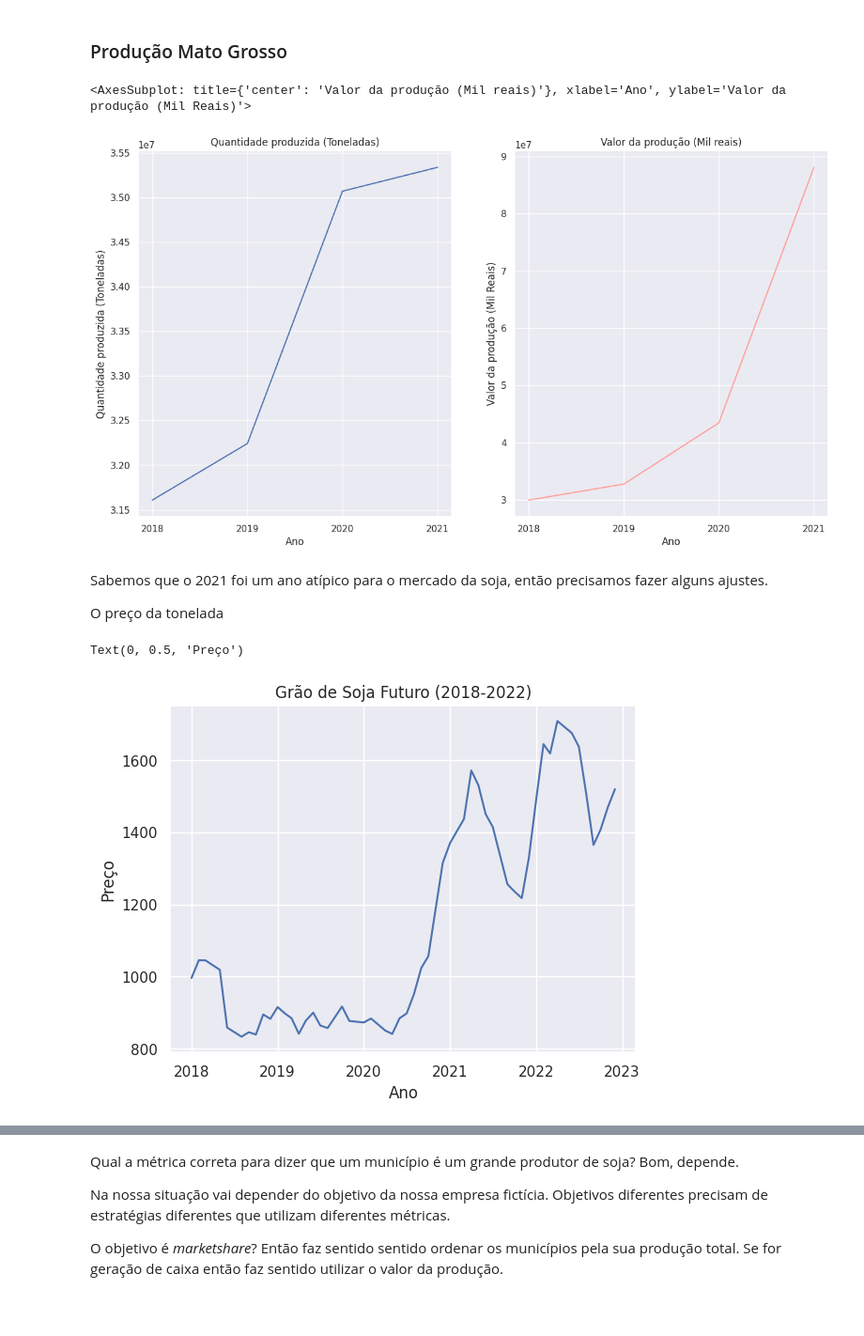
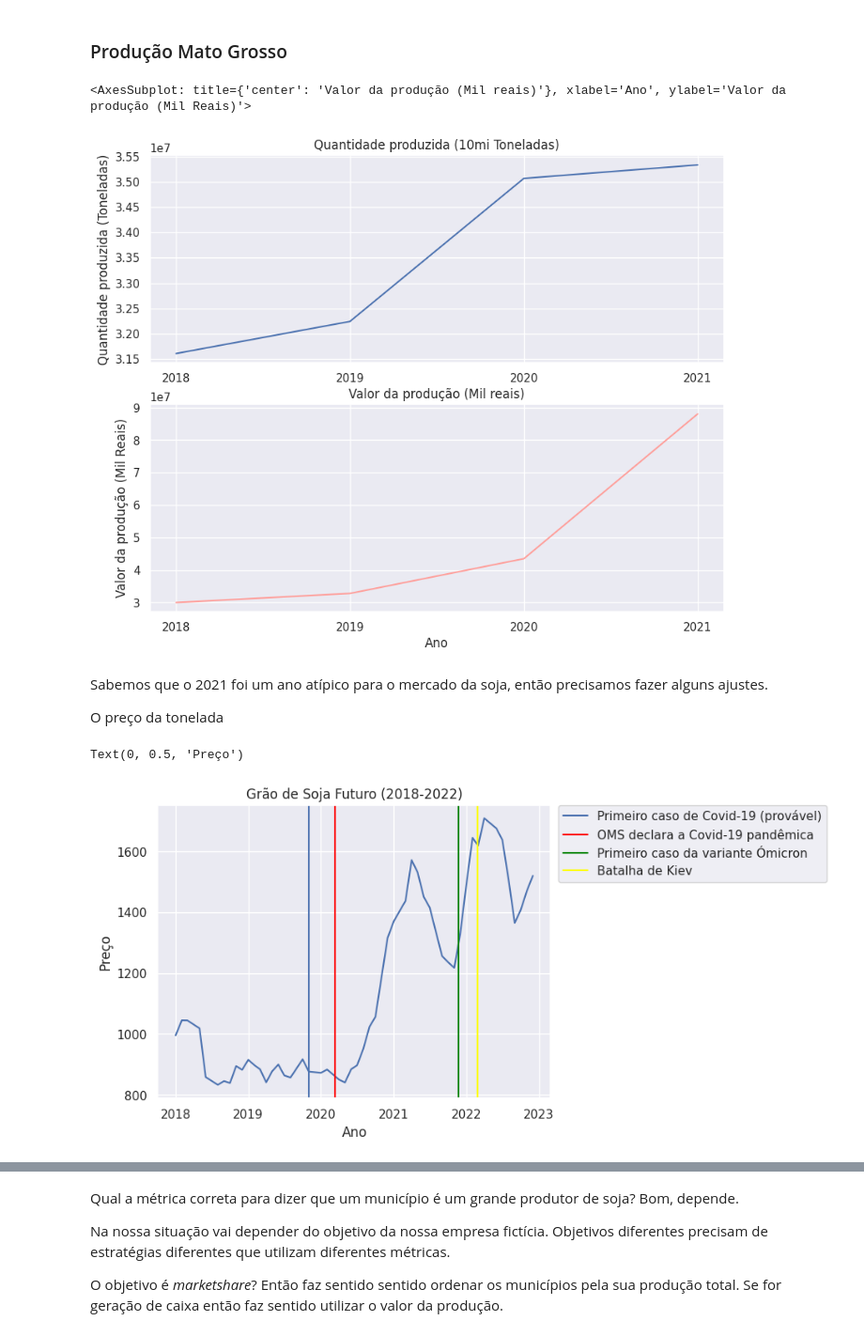
Before and after one commit to luiz-EL/An-liseMercadoSoja, a Jupyter notebook: mercado_soja.ipynb, the cells around one changed output, grey strips where cells are left out. Shown: that part at 94% size. Saved outputs shown, nothing was run; the diff lists cells and outputs as text; code cells hidden in the pictures; blank space fills up the shorter version.

```diff
--- a/mercado_soja.ipynb
+++ b/mercado_soja.ipynb
@@ -26,26 +103,28 @@ soja = pd.read_csv('tabelas/prod_soja_mt_2018_2021.csv', index_col = ['Ano'])
 # %%
 produção_mt = soja.groupby(by = soja.index, axis = 0).sum()
 
-plt.figure(figsize=(15,8))
+plt.figure(figsize=(10,8))
 plt.title('Soja no MT - 2018 à 2021')
 
-plt.subplot(1,2,1)
-plt.title("Quantidade produzida (Toneladas)")
+plt.subplot(2,1,1)
+plt.title("Quantidade produzida (10mi Toneladas)")
 plt.xticks(produção_mt.index)
+plt.xlabel(' ')
 sns.lineplot(data = produção_mt, x = produção_mt.index, y = 'Quantidade produzida (Toneladas)', palette = palette)
 
-plt.subplot(1,2,2)
+plt.subplot(2,1,2)
 plt.title("Valor da produção (Mil reais)")
 plt.xticks(produção_mt.index)
 sns.lineplot(data = produção_mt, x = produção_mt.index, y = 'Valor da produção (Mil Reais)', color = palette[3])
 # %% [output]
 <AxesSubplot: title={'center': 'Valor da produção (Mil reais)'}, xlabel='Ano', ylabel='Valor da produção (Mil Reais)'>
-[figure, old version]
+[figure, new version]
 # %% [markdown]
 Sabemos que o 2021 foi um ano atípico para o mercado da soja, então precisamos fazer alguns ajustes.
 
 O preço da tonelada
 # %%
+from datetime import datetime
 preco_ton = pd.DataFrame(produção_mt['Valor da produção (Mil Reais)'] *1000 / produção_mt['Quantidade produzida (Toneladas)'], columns = ['preco'])
 
 soja_futuro = yf.Ticker('ZS=F')
@@ -53,9 +132,14 @@ soja_futuro_hist = soja_futuro.history(start = '2018-01-01', end = '2022-12-31',
 
 plt.title('Grão de Soja Futuro (2018-2022)')
 sns.lineplot(soja_futuro_hist, palette = palette)
-plt.xticks(['2018','2019','2020','2021', '2022', '2023'], labels=[2018, 2019, 2020, 2021, 2022, 2023])
+#plt.xticks(['2018','2019','2020','2021', '2022', '2023'], labels=[2018, 2019, 2020, 2021, 2022, 2023])
+plt.axvline(dt(2019,11,1), label = 'Primeiro caso de Covid-19 (provável)')
+plt.axvline(dt(2020,3,11), label = 'OMS declara a Covid-19 pandêmica', color = 'red')
+plt.axvline(dt(2021,11,24), label = 'Primeiro caso da variante Ómicron', color = 'green')
+plt.axvline(dt(2022,2,25), label = 'Batalha de Kiev', color = 'yellow')
+plt.legend(bbox_to_anchor=(1.02, 1), loc='upper left', borderaxespad=0)
 plt.xlabel("Ano")
 plt.ylabel("Preço")
 # %% [output]
 Text(0, 0.5, 'Preço')
-[figure, old version]
+[figure, new version]
```
Also changed, not shown: parts of 9 cells of this notebook, 10 other files.
